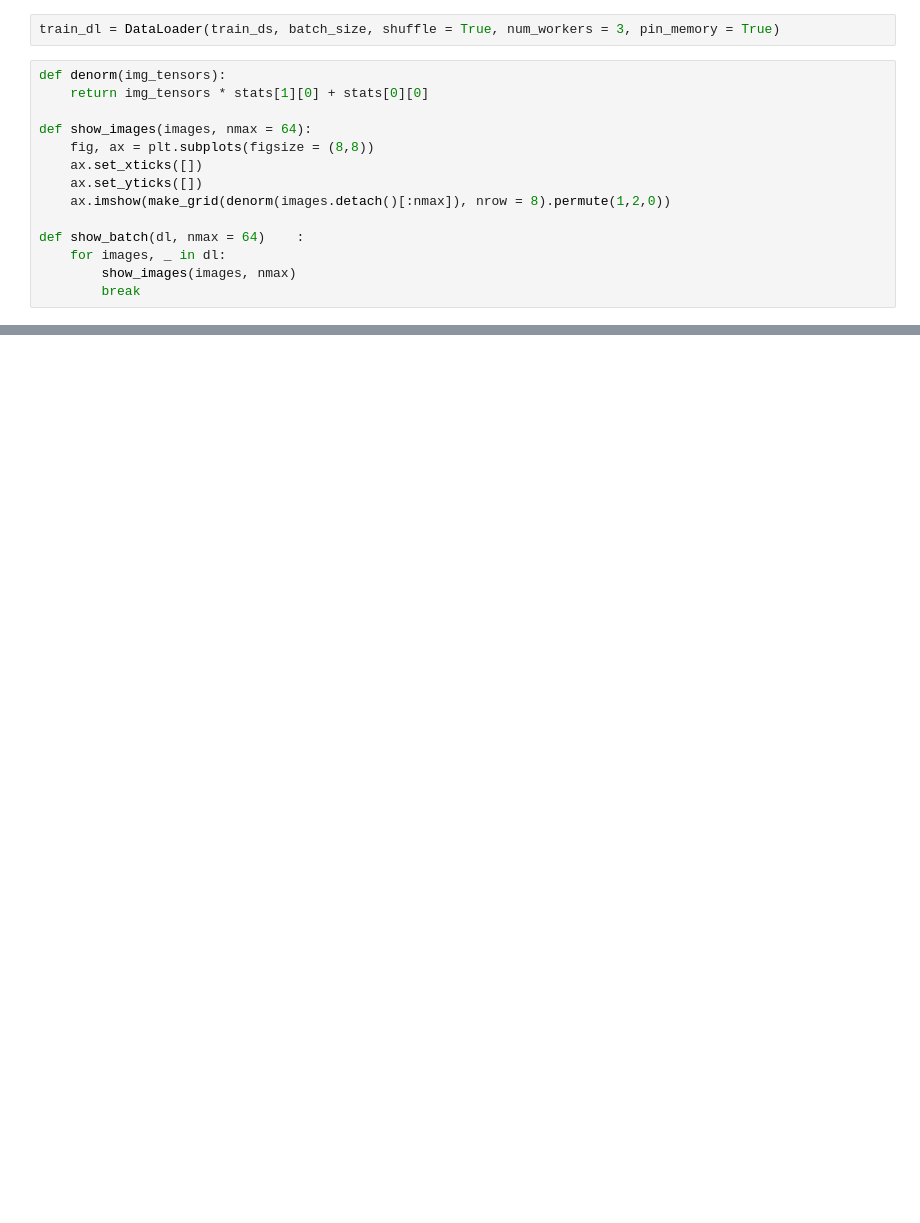
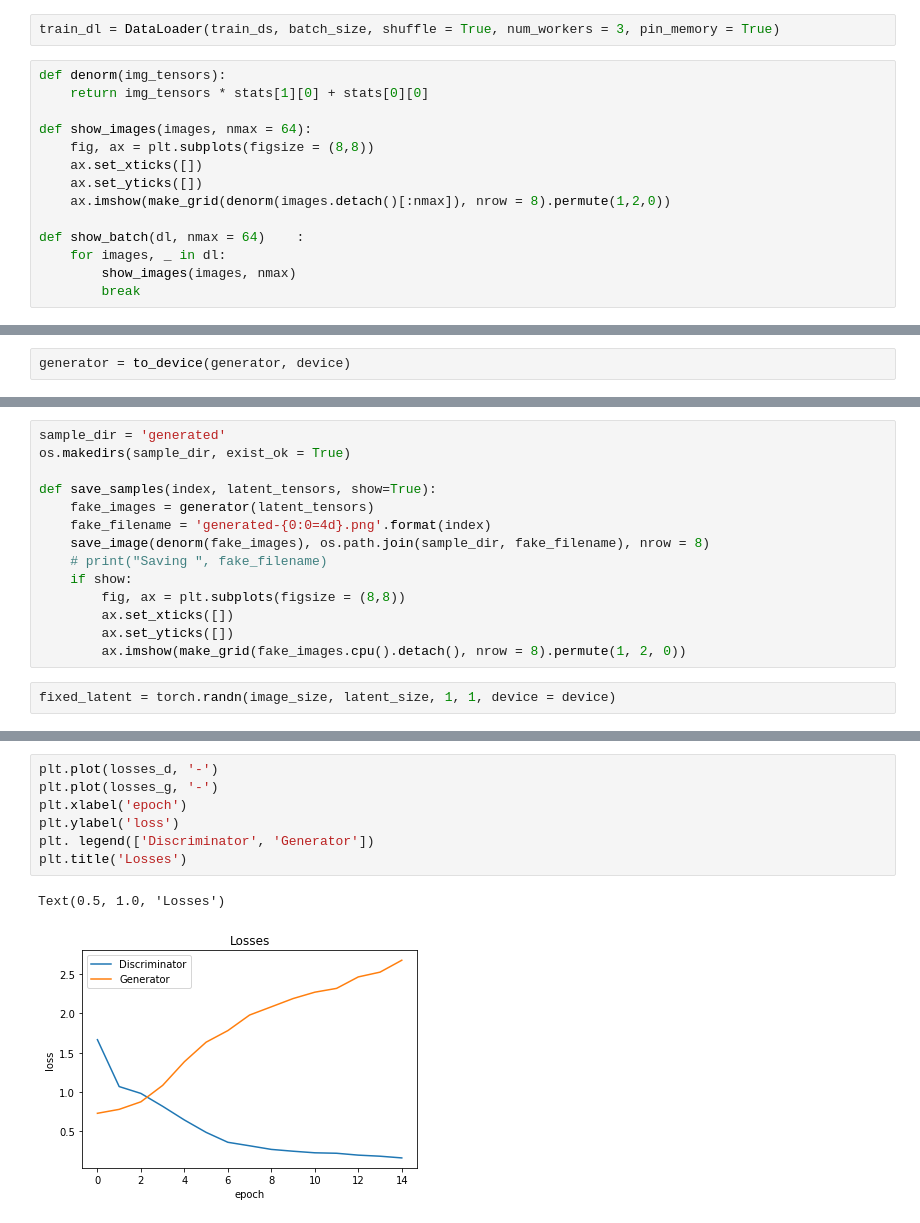
Before and after one commit to mihanick/FloorPlansGenerator, a Jupyter notebook: FloorPlanGenerator.ipynb, the cells around one changed output, grey strips where cells are left out. Cells and saved outputs as stored; diff of their text form; blank space fills up the shorter version.

Commit message:
Add all generator logic

```diff
--- a/FloorPlanGenerator.ipynb
+++ b/FloorPlanGenerator.ipynb
@@ -52,0 +156,2 @@ show_batch(train_dl)
+# %%
+generator = to_device(generator, device)
@@ -52,0 +204,16 @@ show_batch(train_dl)
+# %%
+sample_dir = 'generated'
+os.makedirs(sample_dir, exist_ok = True)
+
+def save_samples(index, latent_tensors, show=True):
+    fake_images = generator(latent_tensors)
+    fake_filename = 'generated-{0:0=4d}.png'.format(index)
+    save_image(denorm(fake_images), os.path.join(sample_dir, fake_filename), nrow = 8)
+    # print("Saving ", fake_filename)
+    if show:
+        fig, ax = plt.subplots(figsize = (8,8))
+        ax.set_xticks([])
+        ax.set_yticks([])
+        ax.imshow(make_grid(fake_images.cpu().detach(), nrow = 8).permute(1, 2, 0))
+# %%
+fixed_latent = torch.randn(image_size, latent_size, 1, 1, device = device)
@@ -52,0 +280,10 @@ show_batch(train_dl)
+# %%
+plt.plot(losses_d, '-')
+plt.plot(losses_g, '-')
+plt.xlabel('epoch')
+plt.ylabel('loss')
+plt. legend(['Discriminator', 'Generator'])
+plt.title('Losses')
+# %% [output]
+Text(0.5, 1.0, 'Losses')
+[figure, added]
```
Also changed, not shown: parts of 18 cells of this notebook.
